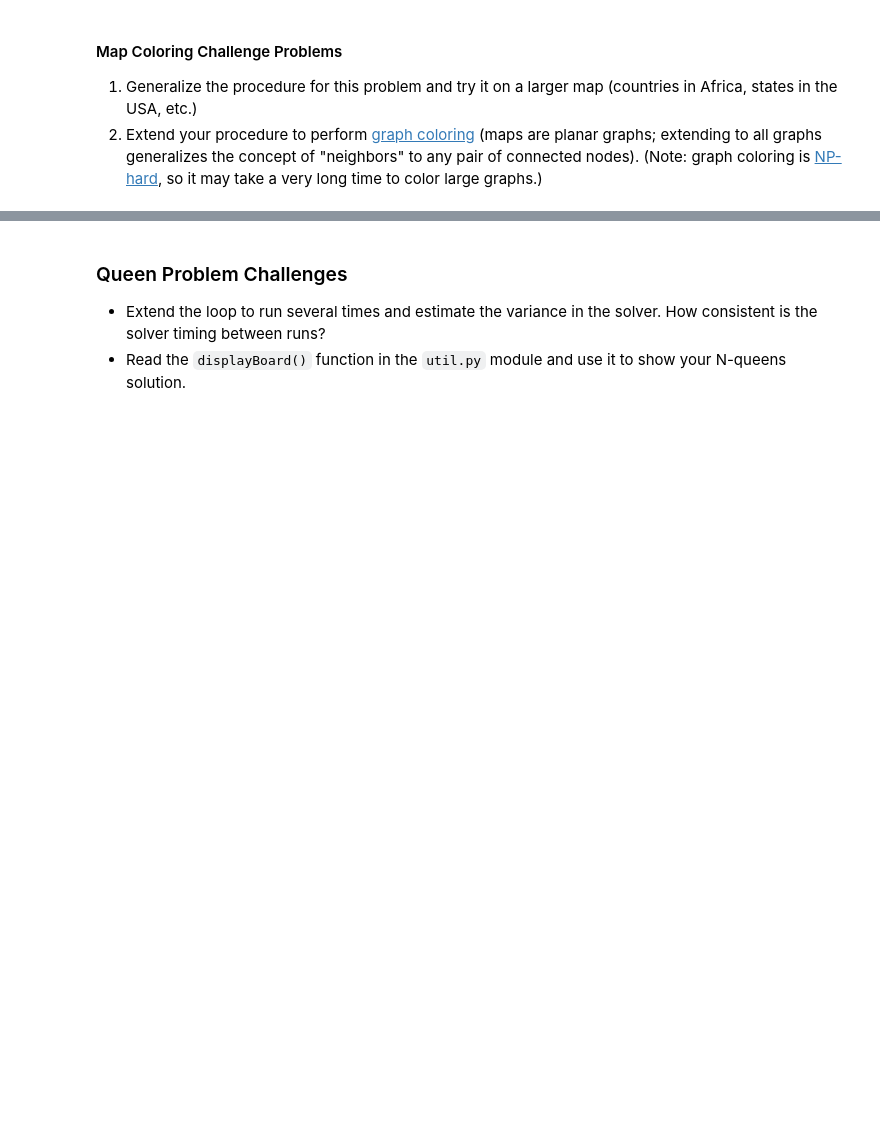
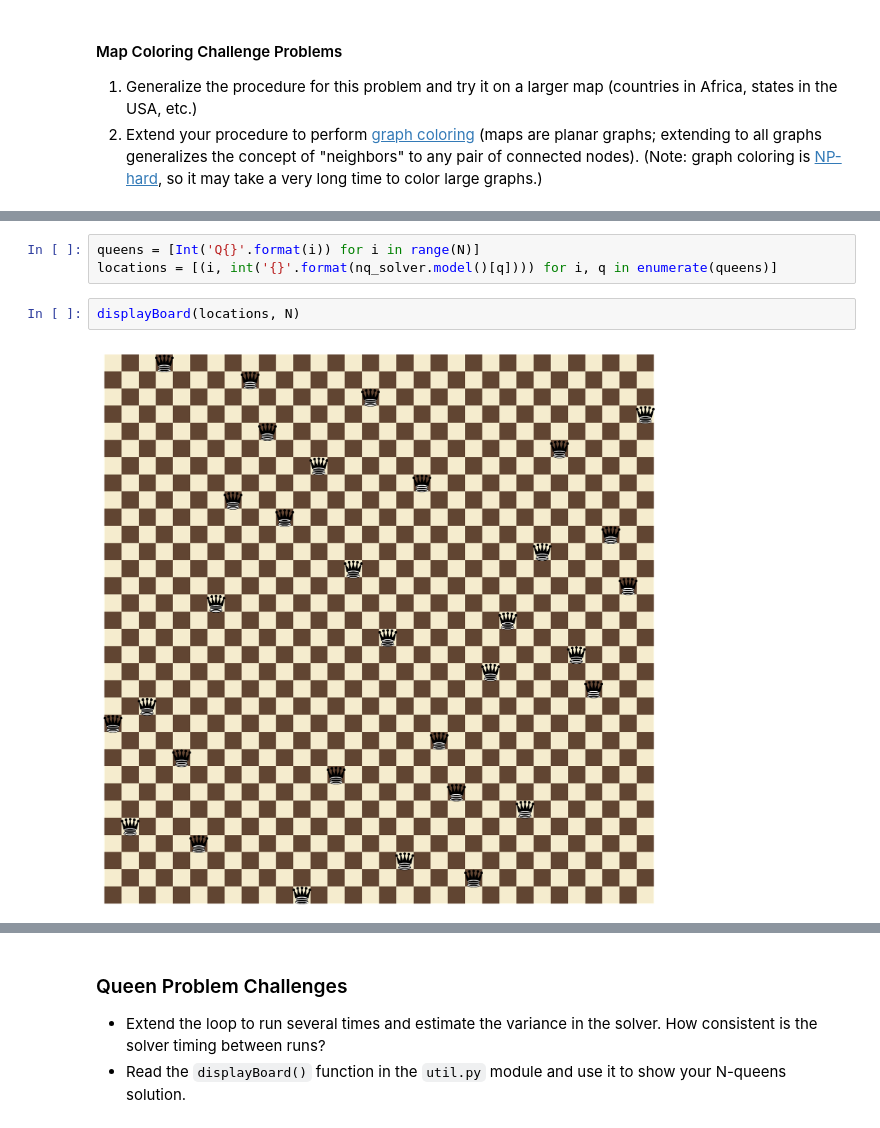
Before and after one commit to WillieMaddox/artificial-intelligence, a Jupyter notebook: Exercises/1_Constraint Satisfaction/AIND-Constraint_Satisfaction.ipynb, the cells around one changed output, grey strips where cells are left out. Cells and saved outputs as stored; diff of their text form; blank space fills up the shorter version.

```diff
--- a/Exercises/1_Constraint Satisfaction/AIND-Constraint_Satisfaction.ipynb
+++ b/Exercises/1_Constraint Satisfaction/AIND-Constraint_Satisfaction.ipynb
@@ -212,0 +224,7 @@ plt.plot(sizes, runtimes)
+# %%
+queens = [Int('Q{}'.format(i)) for i in range(N)]
+locations = [(i, int('{}'.format(nq_solver.model()[q]))) for i, q in enumerate(queens)]
+# %%
+displayBoard(locations, N)
+# %% [output]
+[figure, added]
```
Also changed, not shown: parts of 8 cells of this notebook.
